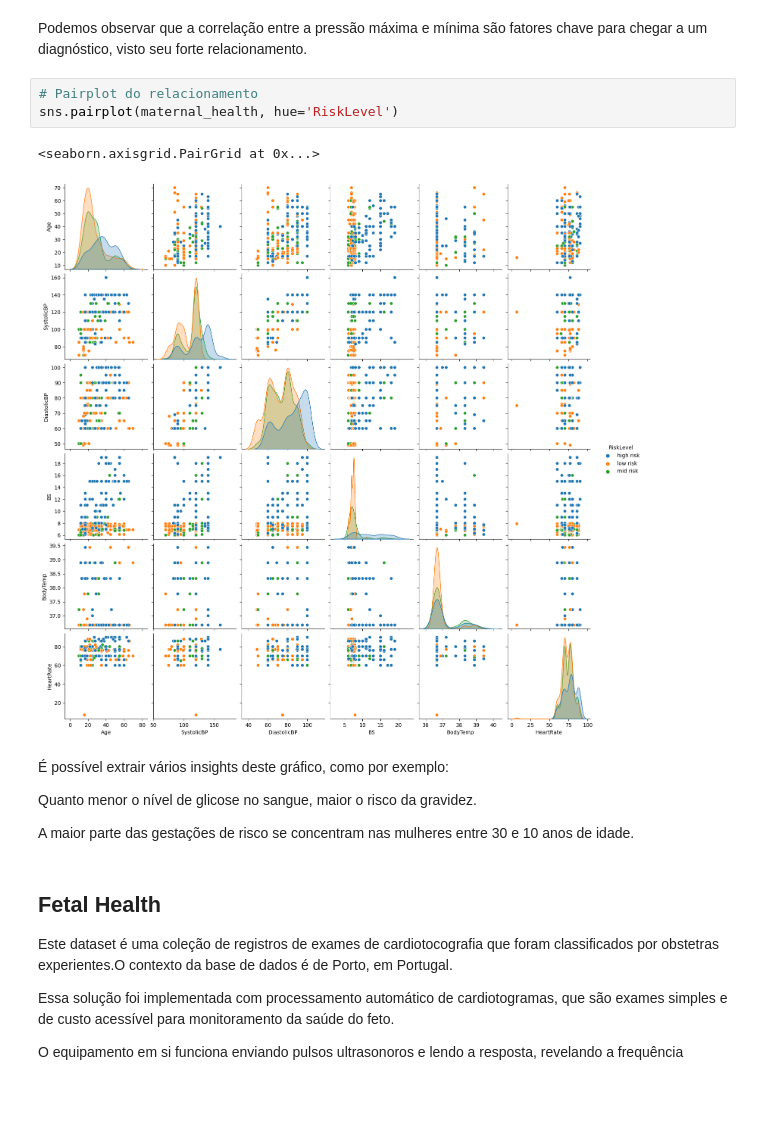
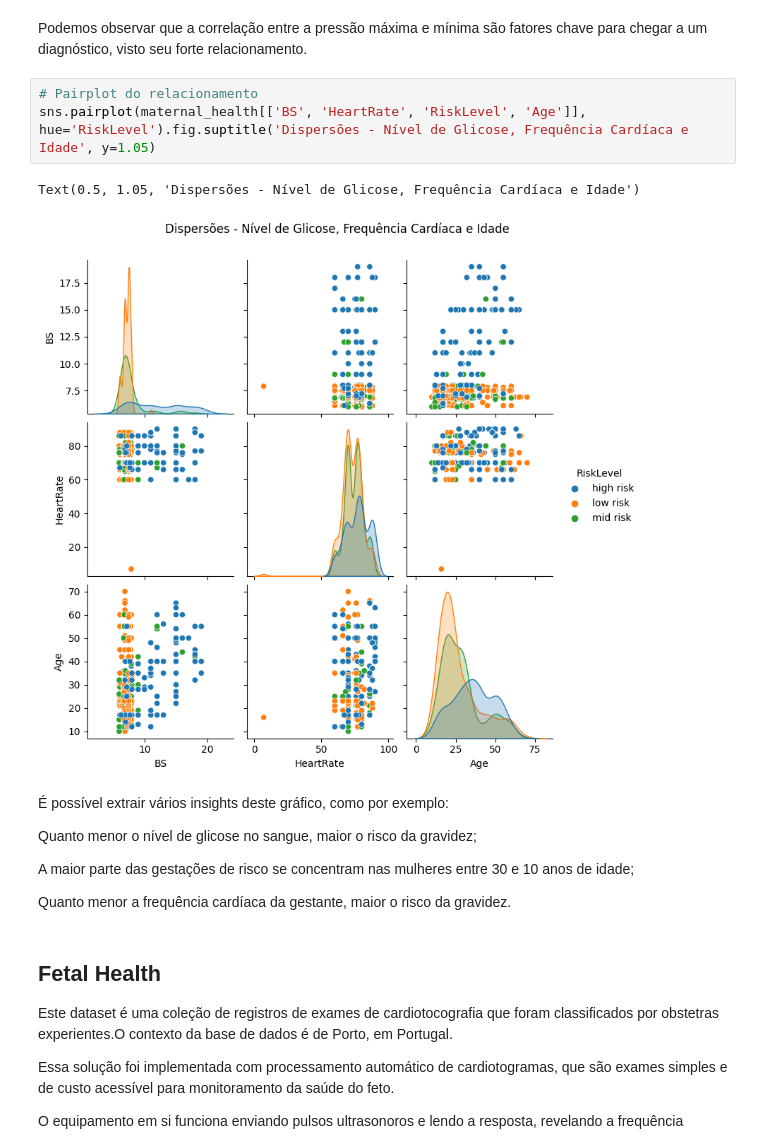
Before and after one commit to Curesharp/curesharp-datascience, a Jupyter notebook: analiseexploratoria.ipynb, the cells around one changed output. Drawn from its saved outputs; the diff is of its cells as text; blank space fills up the shorter version.

```diff
--- a/analiseexploratoria.ipynb
+++ b/analiseexploratoria.ipynb
@@ -125,16 +127,18 @@ sns.heatmap(maternal_health.corr(numeric_only=True), ax = ax)
 Podemos observar que a correlação entre a pressão máxima e mínima são fatores chave para chegar a um diagnóstico, visto seu forte relacionamento.
 # %%
 # Pairplot do relacionamento
-sns.pairplot(maternal_health, hue='RiskLevel')
+sns.pairplot(maternal_health[['BS', 'HeartRate', 'RiskLevel', 'Age']], hue='RiskLevel').fig.suptitle('Dispersões - Nível de Glicose, Frequência Cardíaca e Idade', y=1.05)
 # %% [output]
-<seaborn.axisgrid.PairGrid at 0x...>
+Text(0.5, 1.05, 'Dispersões - Nível de Glicose, Frequência Cardíaca e Idade')
-[figure, old version]
+[figure, new version]
 # %% [markdown]
 É possível extrair vários insights deste gráfico, como por exemplo:
 
-Quanto menor o nível de glicose no sangue, maior o risco da gravidez.
+Quanto menor o nível de glicose no sangue, maior o risco da gravidez;
 
-A maior parte das gestações de risco se concentram nas mulheres entre 30 e 10 anos de idade.
+A maior parte das gestações de risco se concentram nas mulheres entre 30 e 10 anos de idade;
+
+Quanto menor a frequência cardíaca da gestante, maior o risco da gravidez.
 # %% [markdown]
 ## Fetal Health
 
```
Also changed, not shown: parts of 6 cells of this notebook.
